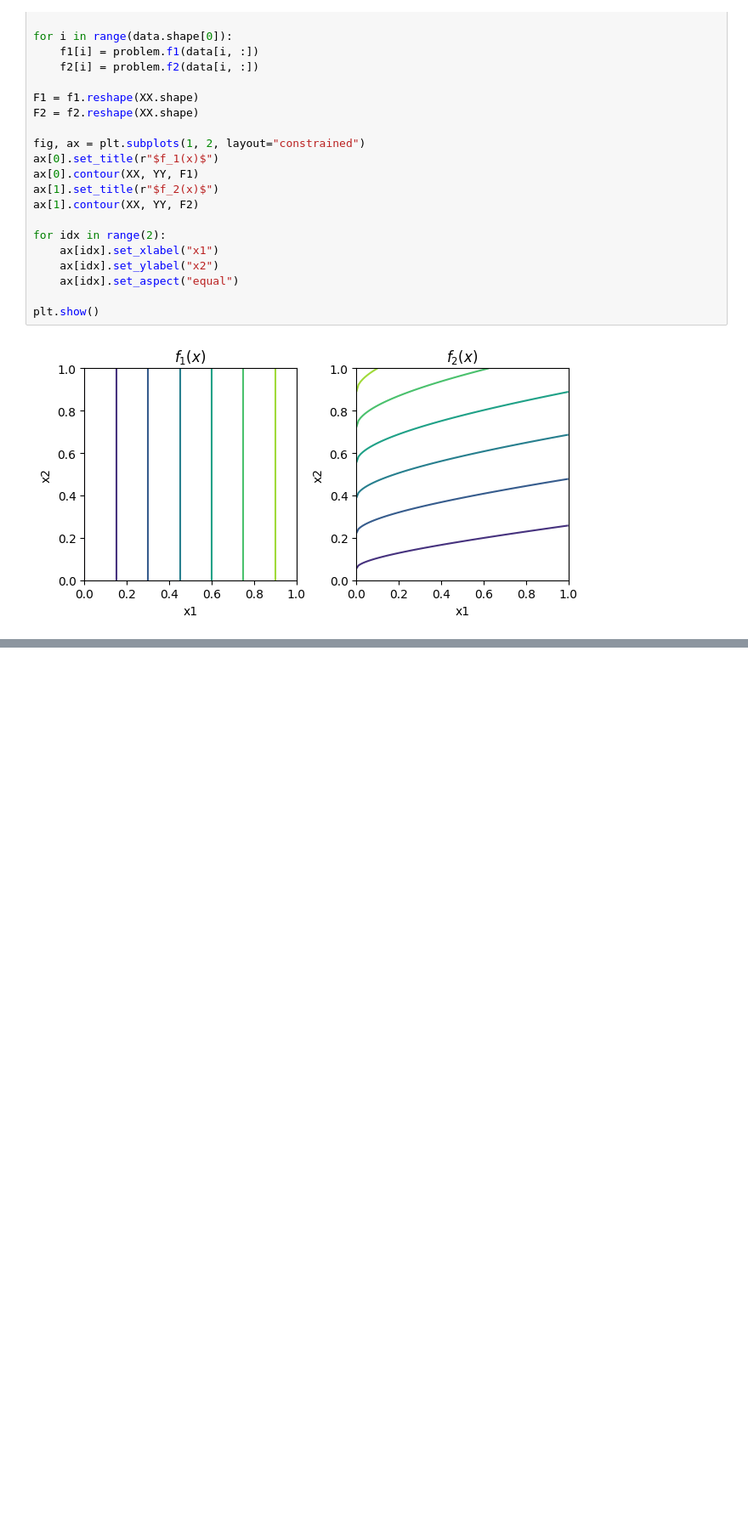
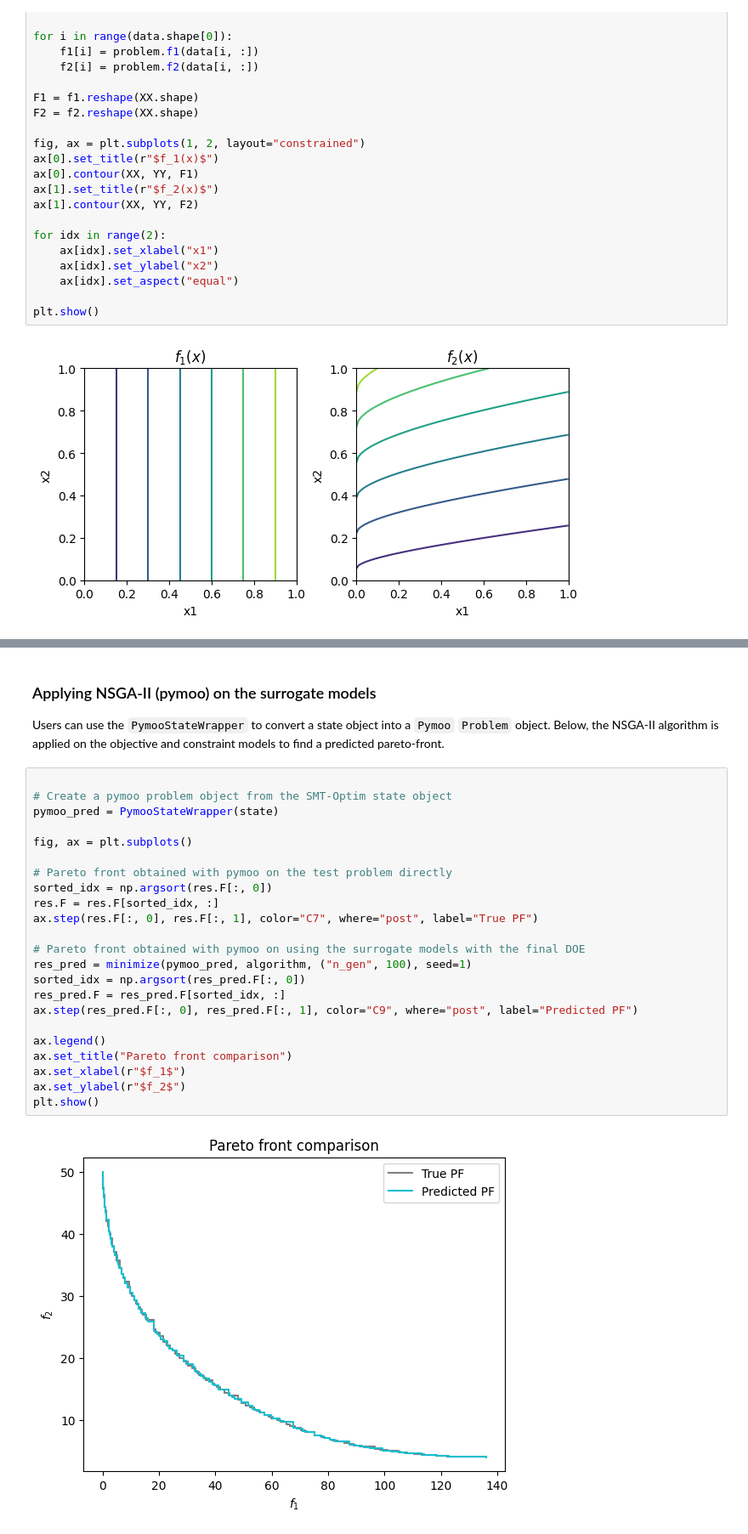
Before and after one commit to SMTorg/smt-optim, a Jupyter notebook: examples/multi_obj.ipynb, the cells around one changed output, grey strips where cells are left out. Shown at 85% size. Drawn from its saved outputs; the diff is of its cells as text; blank space fills up the shorter version.

```diff
--- a/examples/multi_obj.ipynb
+++ b/examples/multi_obj.ipynb
@@ -280,2 +318,31 @@ plt.show()
+# %% [markdown]
+### Applying NSGA-II (pymoo) on the surrogate models
+
+Users can use the `PymooStateWrapper` to convert a state object into a `Pymoo` `Problem` object. Below, the NSGA-II algorithm is applied on the objective and constraint models to find a predicted pareto-front.
+# %%
+
+# Create a pymoo problem object from the SMT-Optim state object
+pymoo_pred = PymooStateWrapper(state)
+
+fig, ax = plt.subplots()
+
+# Pareto front obtained with pymoo on the test problem directly
+sorted_idx = np.argsort(res.F[:, 0])
+res.F = res.F[sorted_idx, :]
+ax.step(res.F[:, 0], res.F[:, 1], color="C7", where="post", label="True PF")
+
+# Pareto front obtained with pymoo on using the surrogate models with the final DOE
+res_pred = minimize(pymoo_pred, algorithm, ("n_gen", 100), seed=1)
+sorted_idx = np.argsort(res_pred.F[:, 0])
+res_pred.F = res_pred.F[sorted_idx, :]
+ax.step(res_pred.F[:, 0], res_pred.F[:, 1], color="C9", where="post", label="Predicted PF")
+
+ax.legend()
+ax.set_title("Pareto front comparison")
+ax.set_xlabel(r"$f_1$")
+ax.set_ylabel(r"$f_2$")
+plt.show()
+# %% [output]
+[figure, added]
 # %% [markdown]
 ## Constrained, multi-fidelity, and multi-objective optimization
```
Also changed, not shown: parts of 22 cells of this notebook, 7 other files.
